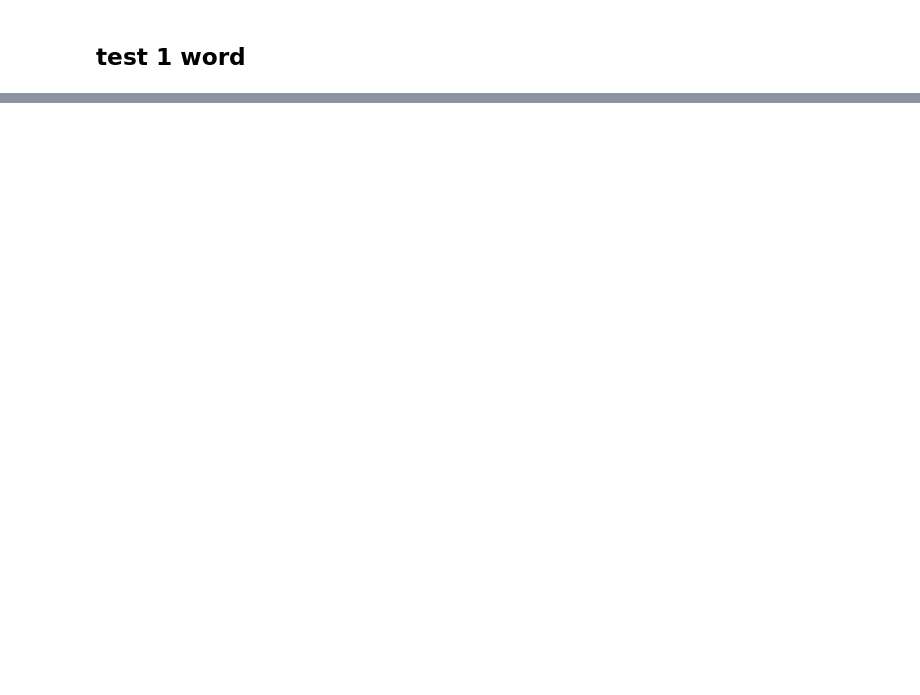
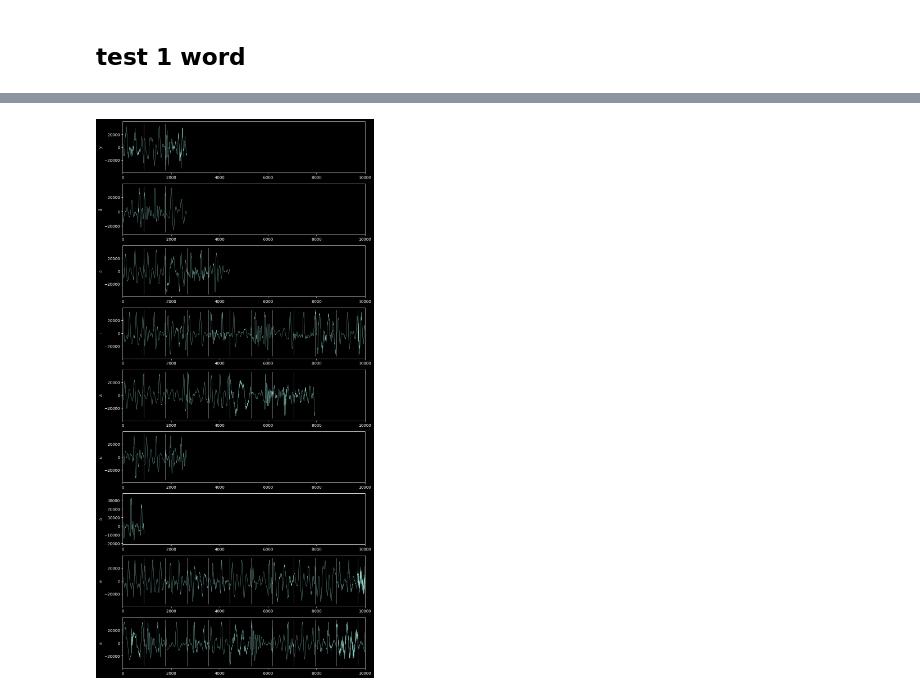
Before and after one commit to TobiasBjork/VowelProject, a Jupyter notebook: short_segments_stitch.ipynb, the cells around one changed output, grey strips where cells are left out. Drawn from its saved outputs; the diff is of its cells as text; code cells hidden in the pictures; blank space fills up the shorter version.

```diff
--- a/short_segments_stitch.ipynb
+++ b/short_segments_stitch.ipynb
@@ -102,0 +161,16 @@ number of frames: 41
+# %%
+grouped = {v: [] for v in tools.VOWELS_SV}
+segments, vowels_per_segment = tools.segment_by_words(words, audio, Fs, tools.VOWELS_SV)
+for w, segment, vowels in zip(words, segments, vowels_per_segment):
+    if w["conf"] >= 1:
+        print(w["word"], w["conf"])
+        frames, f_start = tools.split_frames(segment, fl, Fs, overlap=0)
+        peak_frames, hnr_frames = HNR_short(frames, Fs, len(vowels))
+        if len(peak_frames) == len(vowels):
+            for i, v in enumerate(vowels):
+                grouped[v].append(frames[peak_frames[i]])
+
+audio_out = {}
+for v in grouped.keys():
+    audio_out[v] = tools.stitch_frames(grouped[v], fade_pow=0.1)
+    wavfile.write(f"output/concatenated/concatenated_{v}.wav", Fs, audio_out[v])
@@ -102,0 +195,13 @@ number of frames: 41
+# %%
+vowels_in_text = {v: 0 for v in tools.VOWELS_SV}
+for c in tools.checkVowels(text, tools.VOWELS_SV):
+    vowels_in_text[c] += 1
+
+print("found vowels:")
+for v in grouped.keys():
+    print(
+        "    ",
+        v,
+        len(grouped[v]),
+        str(round(100 * len(grouped[v]) / vowels_in_text[v], 3)) + "%",
+    )
@@ -102,0 +219,12 @@ number of frames: 41
+# %%
+plt.figure(figsize=((10, 20)))
+for i, v in enumerate(audio_out.keys()):
+    plt.subplot(len(tools.VOWELS_SV), 1, i + 1)
+    plt.plot(audio_out[v])
+    plt.xlim(0, 10000)
+    plt.vlines(np.arange(0, len(audio_out[v]), fl), *plt.ylim())
+    plt.ylabel(v)
+
+plt.tight_layout()
+# %% [output]
+[figure, added]
```
Also changed, not shown: parts of 12 cells of this notebook, 15 other files.
